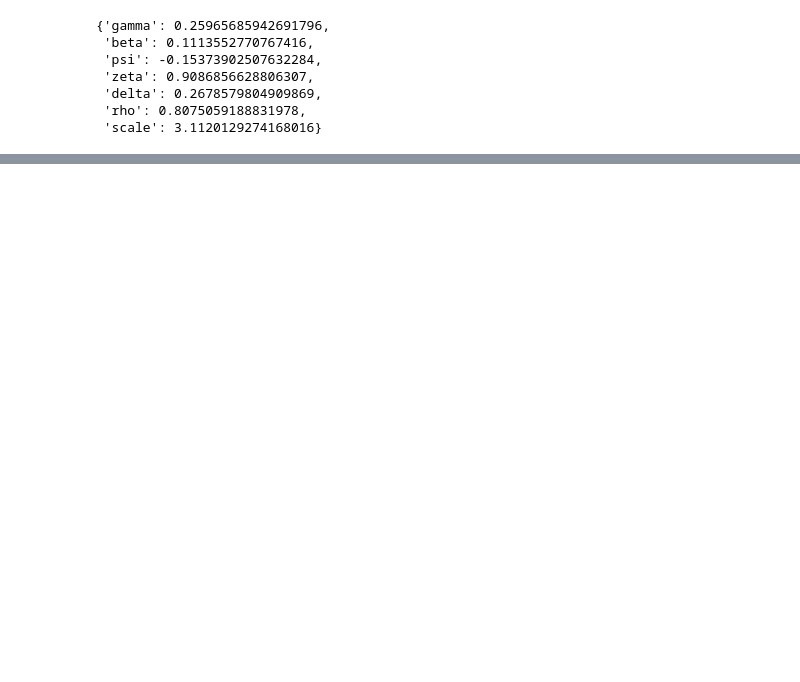
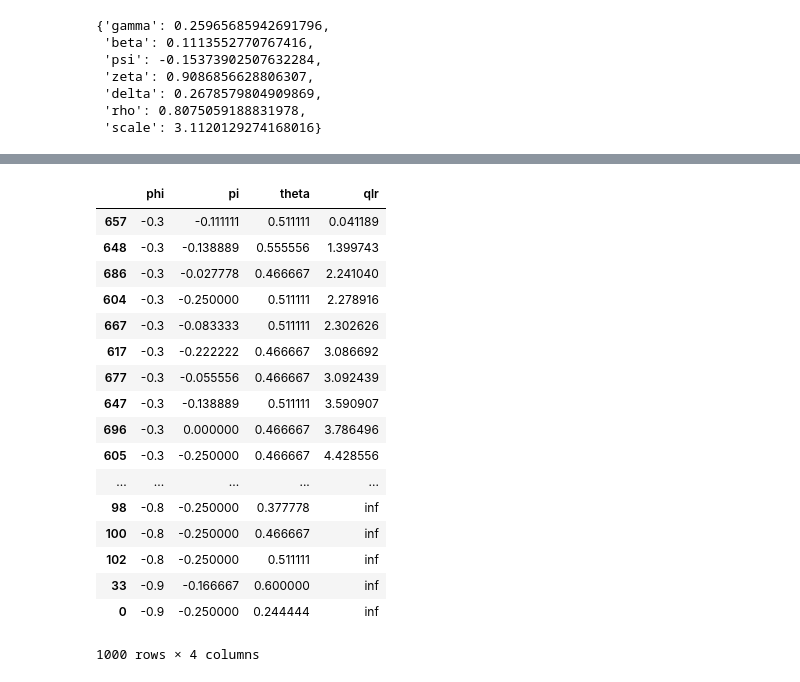
Before and after one commit to sangrey/RiskPriceInference, a Jupyter notebook: volpriceinference/robust_inference_on_data.ipynb, the cells around one changed output, grey strips where cells are left out. Drawn from its saved outputs; the diff is of its cells as text; code cells hidden in the pictures; blank space fills up the shorter version.

```diff
--- a/volpriceinference/robust_inference_on_data.ipynb
+++ b/volpriceinference/robust_inference_on_data.ipynb
@@ -134 +164,22 @@ qlr_draws.head()
+# %%
+qlr_stats.sort_values(by='qlr')
+# %% [output]
+|  | phi | pi | theta | qlr |
+| 657 | -0.3 | -0.111111 | 0.511111 | 0.041189 |
+| 648 | -0.3 | -0.138889 | 0.555556 | 1.399743 |
+| 686 | -0.3 | -0.027778 | 0.466667 | 2.241040 |
+| 604 | -0.3 | -0.250000 | 0.511111 | 2.278916 |
+| 667 | -0.3 | -0.083333 | 0.511111 | 2.302626 |
+| 617 | -0.3 | -0.222222 | 0.466667 | 3.086692 |
+| 677 | -0.3 | -0.055556 | 0.466667 | 3.092439 |
+| 647 | -0.3 | -0.138889 | 0.511111 | 3.590907 |
+| 696 | -0.3 | 0.000000 | 0.466667 | 3.786496 |
+| 605 | -0.3 | -0.250000 | 0.466667 | 4.428556 |
+| ... | ... | ... | ... | ... |
+| 98 | -0.8 | -0.250000 | 0.377778 | inf |
+| 100 | -0.8 | -0.250000 | 0.466667 | inf |
+| 102 | -0.8 | -0.250000 | 0.511111 | inf |
+| 33 | -0.9 | -0.166667 | 0.600000 | inf |
+| 0 | -0.9 | -0.250000 | 0.244444 | inf |
+1000 rows × 4 columns
 # %%
```
Also changed, not shown: parts of 10 cells of this notebook, 3 other files.
